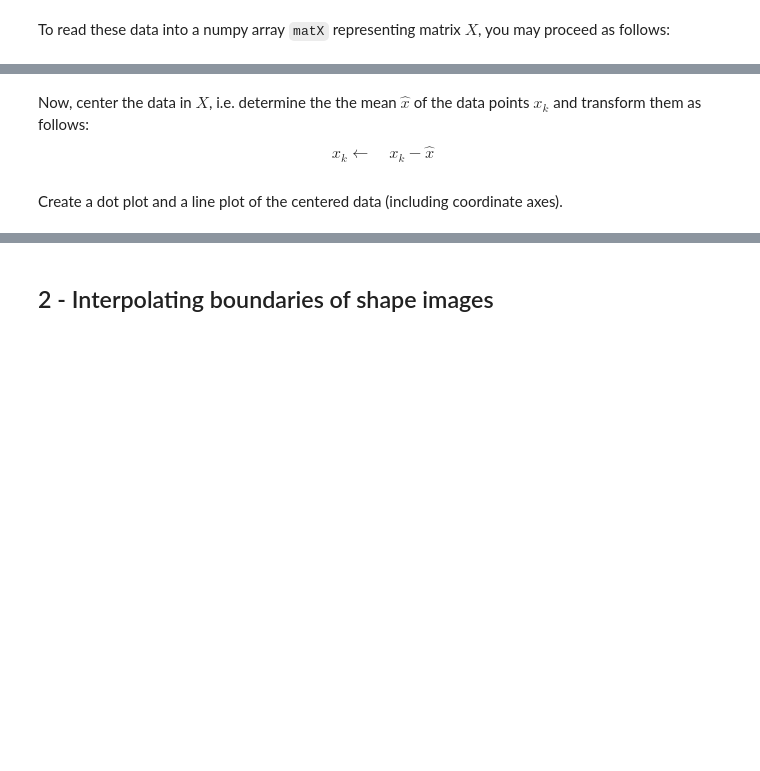
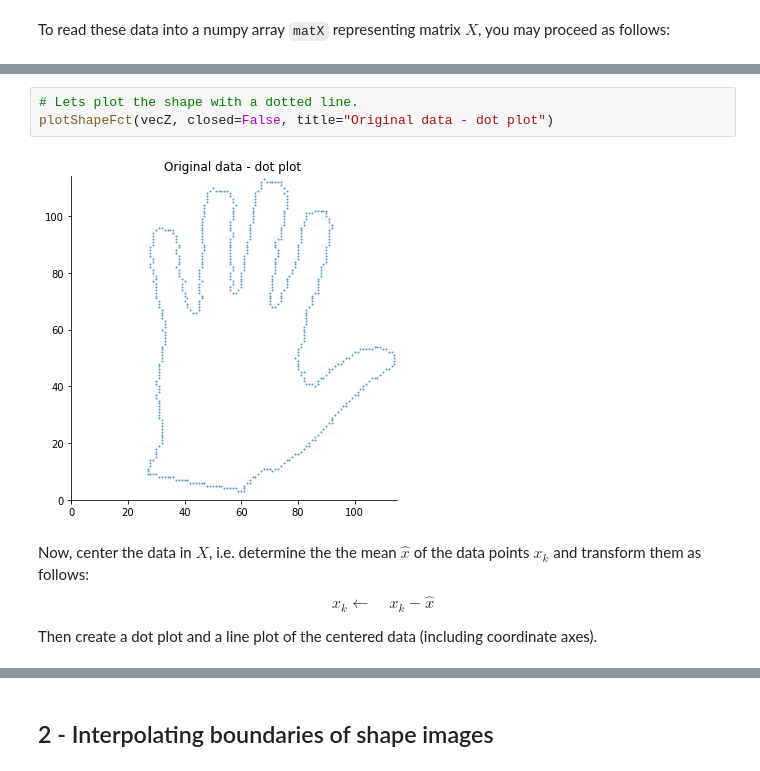
Before and after one commit to FabriceBeaumont/MA-INF_2314_IPSA, a Jupyter notebook: Code/Exercise4/SolutionsOfSheet4.ipynb, the cells around one changed output, grey strips where cells are left out. Drawn from its saved outputs; the diff is of its cells as text; blank space fills up the shorter version.

```diff
--- a/Code/Exercise4/SolutionsOfSheet4.ipynb
+++ b/Code/Exercise4/SolutionsOfSheet4.ipynb
@@ -105,5 +152,10 @@ matX = np.loadtxt('hand.csv', delimiter=', ')
+# %%
+# Lets plot the shape with a dotted line.
+plotShapeFct(vecZ, closed=False, title="Original data - dot plot")
+# %% [output]
+[figure, added]
 # %% [markdown]
 Now, center the data in $X$, i.e. determine the the mean $\hat{x}$ of the data points $x_k$ and transform them as follows:
 $$  x_k  \leftarrow \quad x_k - \hat{x} $$
+
+Then create a dot plot and a line plot of the centered data (including coordinate axes).
-# %% [markdown]
-Create a dot plot and a line plot of the centered data (including coordinate axes).
```
Also changed, not shown: parts of 9 cells of this notebook.
